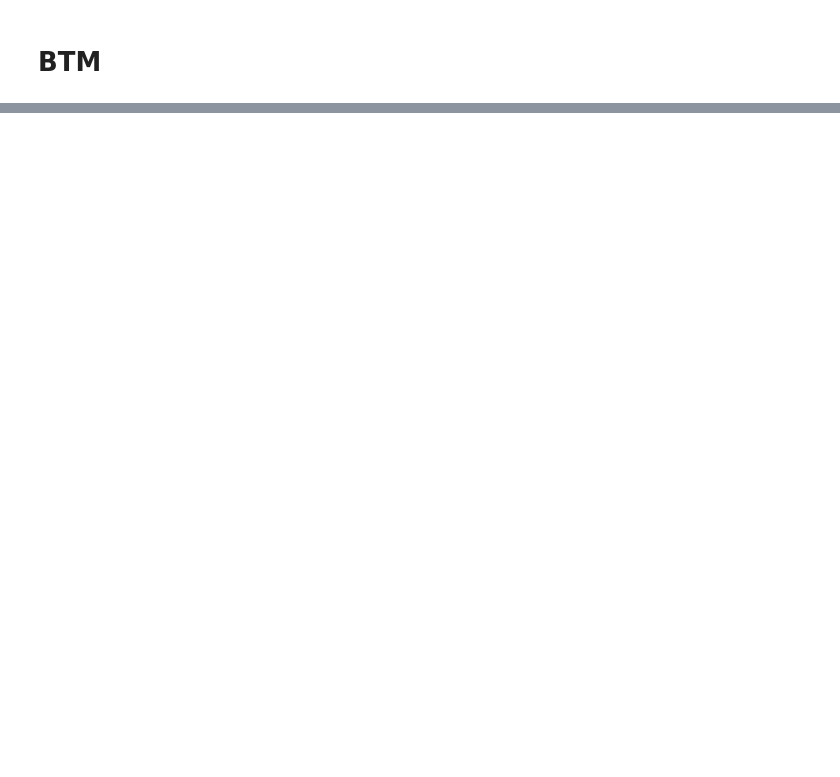
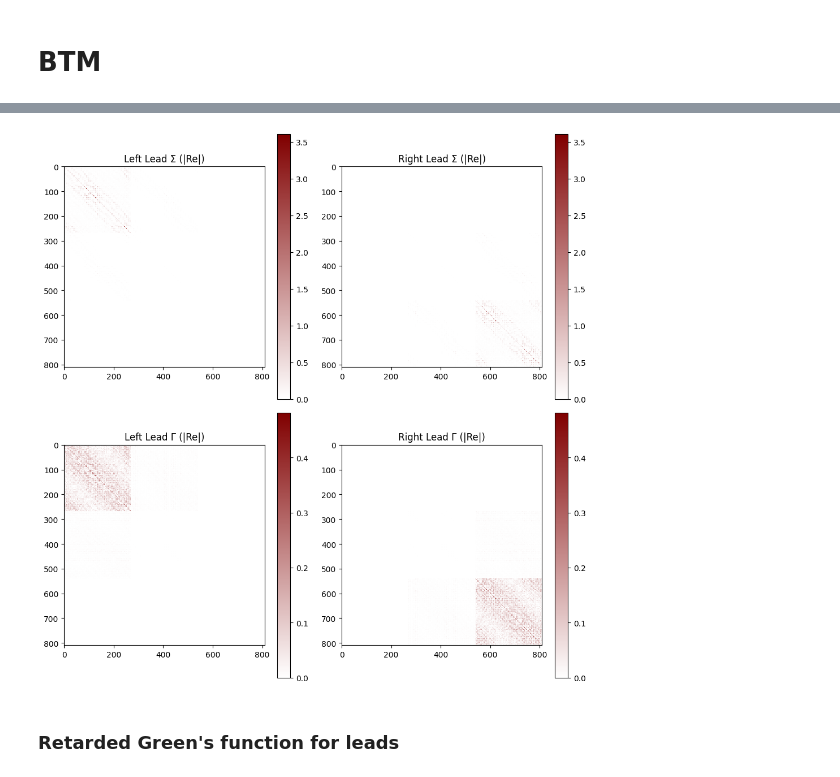
Before and after one commit to aj0337/qtpyt-tests, a Jupyter notebook: vertex_correction/pentadienyl/vertex_corrections.ipynb, the cells around one changed output, grey strips where cells are left out. Drawn from its saved outputs; the diff is of its cells as text; code cells hidden in the pictures; blank space fills up the shorter version.

```diff
--- a/vertex_correction/pentadienyl/vertex_corrections.ipynb
+++ b/vertex_correction/pentadienyl/vertex_corrections.ipynb
@@ -170,0 +421,37 @@ dmft_self_energy.shape
+# %%
+leads_se = np.load("./output/lowdin/self_energy.npy",allow_pickle=True)
+E_sampler = np.linspace(-3, 3, 10)
+se_left = np.array([leads_se[0].retarded(e) for e in E_sampler])
+se_right = np.array([leads_se[1].retarded(e) for e in E_sampler])
+
+gamma_left = compute_gamma_from_sigma(se_left[0])
+gamma_right = compute_gamma_from_sigma(se_right[0])
+
+
+# Plot Σ and Γ side by side
+fig, axes = plt.subplots(2, 2, figsize=(10, 10))
+
+# Σ (real part)
+im0 = axes[0, 0].imshow(np.abs(se_left[0].real), cmap=maroon_cmap, interpolation='nearest')
+axes[0, 0].set_title('Left Lead Σ (|Re|)')
+fig.colorbar(im0, ax=axes[0, 0])
+
+im1 = axes[0, 1].imshow(np.abs(se_right[0].real), cmap=maroon_cmap, interpolation='nearest')
+axes[0, 1].set_title('Right Lead Σ (|Re|)')
+fig.colorbar(im1, ax=axes[0, 1])
+
+# Γ (broadening)
+im2 = axes[1, 0].imshow(np.abs(gamma_left.real), cmap=maroon_cmap, interpolation='nearest')
+axes[1, 0].set_title('Left Lead Γ (|Re|)')
+fig.colorbar(im2, ax=axes[1, 0])
+
+im3 = axes[1, 1].imshow(np.abs(gamma_right.real), cmap=maroon_cmap, interpolation='nearest')
+axes[1, 1].set_title('Right Lead Γ (|Re|)')
+fig.colorbar(im3, ax=axes[1, 1])
+
+plt.tight_layout()
+plt.show()
+# %% [output]
+[figure, added]
+# %% [markdown]
+### Retarded Green's function for leads
```
Also changed, not shown: parts of 32 cells of this notebook.
